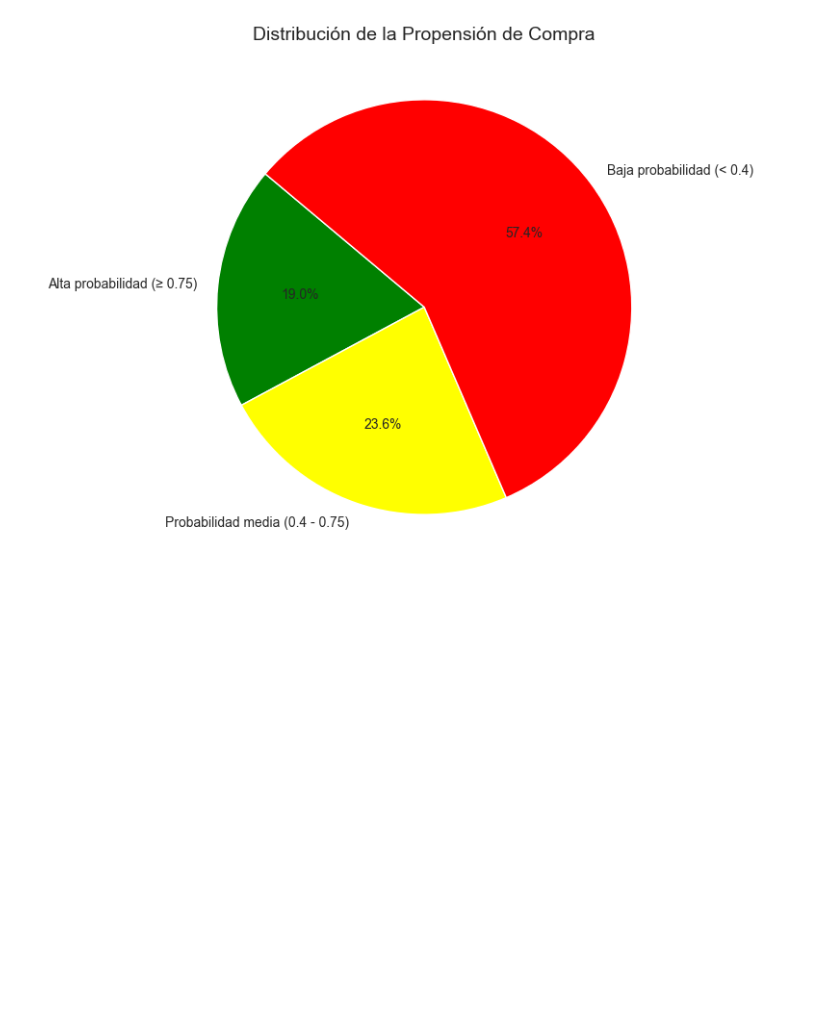
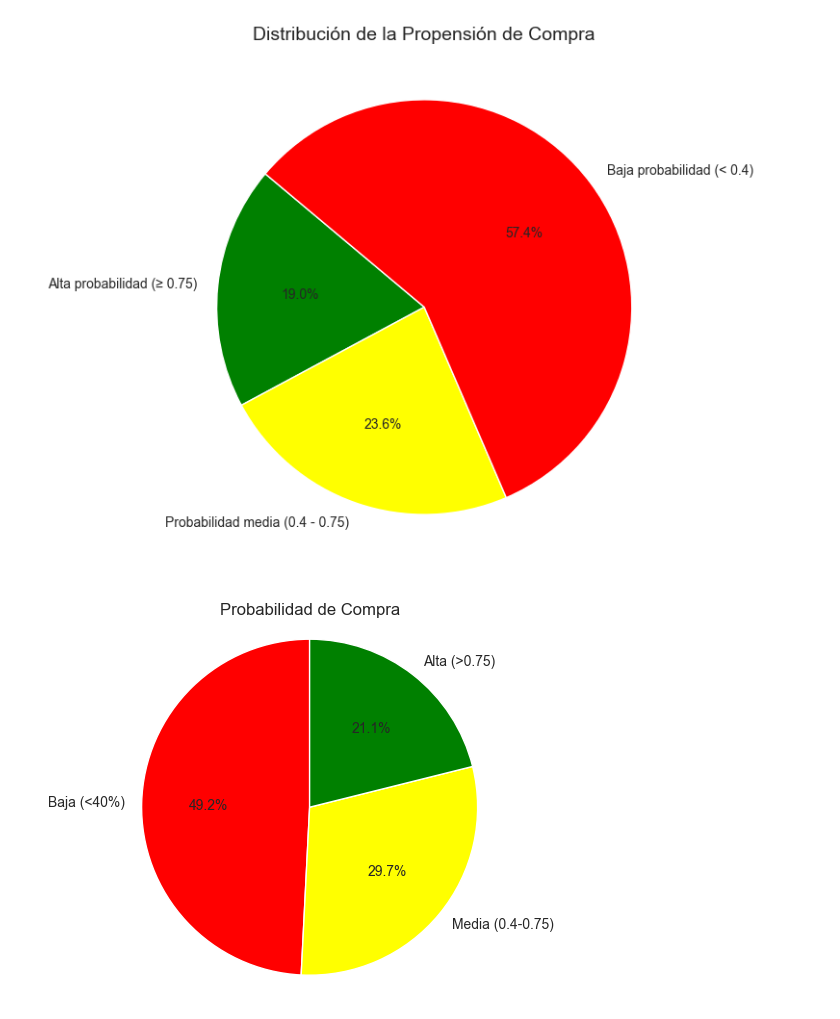
Before and after one commit to seerraa16/IA-LetsGo, a Jupyter notebook: analisis.ipynb, the cells around one changed output. Saved outputs shown, nothing was run; the diff lists cells and outputs as text; code cells hidden in the pictures; blank space fills up the shorter version.

```diff
--- a/analisis.ipynb
+++ b/analisis.ipynb
@@ -1223,3 +1232,24 @@ plt.title("Distribución de la Propensión de Compra", fontsize=14)
 plt.show()
 # %% [output]
 [figure]
+# %%
+import matplotlib.pyplot as plt
+
+# Datos
+labels = ['Baja (<40%)', 'Media (0.4-0.75)', 'Alta (>0.75)']
+sizes = [49.2, 29.7, 21.1]
+colors = ['red', 'yellow', 'green']
+
+# Crear el diagrama de pastel
+plt.pie(sizes, labels=labels, colors=colors, autopct='%1.1f%%', startangle=90)
+
+# Asegurarse de que el pastel sea circular
+plt.axis('equal')
+
+# Título
+plt.title('Probabilidad de Compra')
+
+# Mostrar el gráfico
+plt.show()
+# %% [output]
+[figure, added]
```
Also changed, not shown: parts of 1 cell of this notebook.
